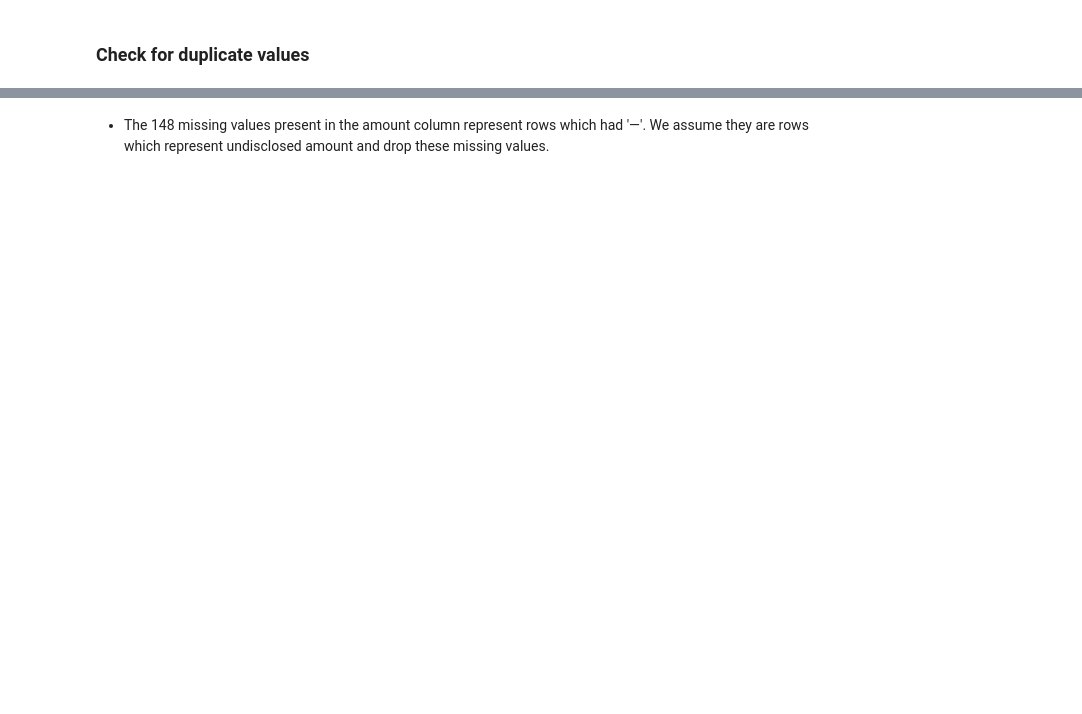
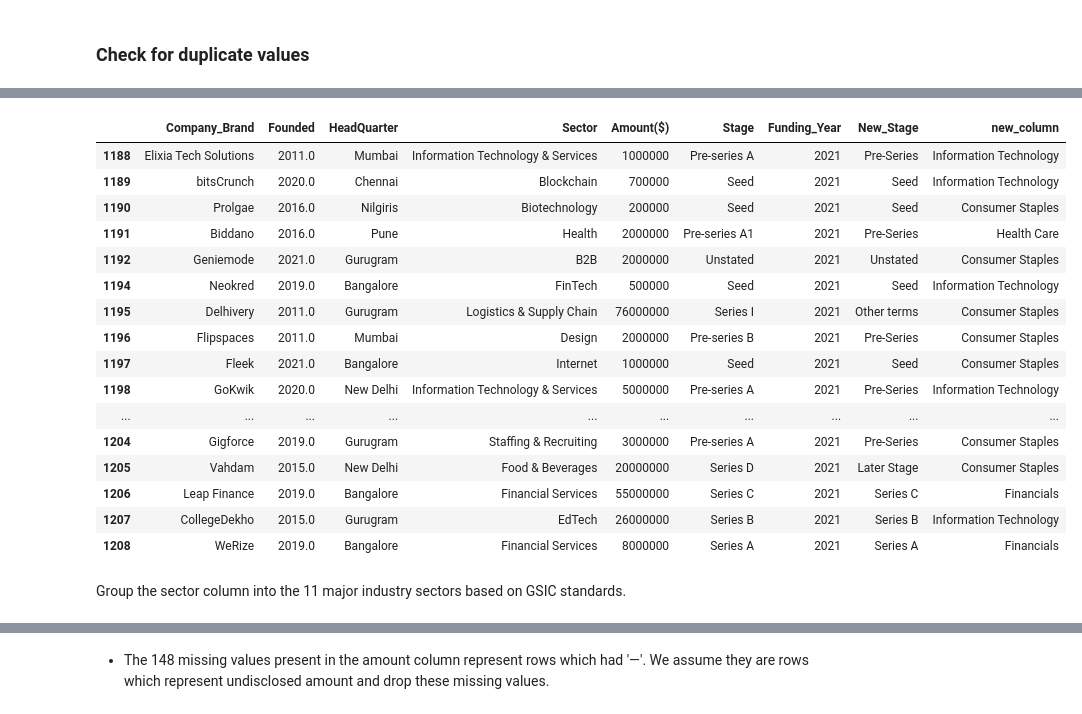
Before and after one commit to pk-aduyaw/Indian-startup-funding-analysis, a Jupyter notebook: indian_startup_funding_analysis.ipynb, the cells around one changed output, grey strips where cells are left out. Saved outputs shown, nothing was run; the diff lists cells and outputs as text; code cells hidden in the pictures; blank space fills up the shorter version.

```diff
--- a/indian_startup_funding_analysis.ipynb
+++ b/indian_startup_funding_analysis.ipynb
@@ -396,0 +681,4 @@ array(['$6,300,000', '$150,000,000', '$28,000,000', '$30,000,000',
+# %%
+# Fill nulll values using simple imputer
+imputer = SimpleImputer(missing_values=pd.NA, strategy='constant',  fill_value='Unstated')
+imputer.fit(full_df['Stage'].values.reshape(-1, 1))
@@ -396,0 +687,5 @@ array(['$6,300,000', '$150,000,000', '$28,000,000', '$30,000,000',
+# %%
+# Check for null values in the column
+full_df['Stage'] = imputer.transform(full_df['Stage'].values.reshape(-1, 1)).reshape(-1)
+
+full_df['Stage'].isnull().sum()
@@ -396,0 +784,2 @@ array(['$6,300,000', '$150,000,000', '$28,000,000', '$30,000,000',
+# %%
+full_df.drop(['Investor', 'Founders', 'What_it_does'], axis=1, inplace=True)
@@ -396,0 +815,3 @@ array(['$6,300,000', '$150,000,000', '$28,000,000', '$30,000,000',
+# %%
+full_df['Sector'] = full_df['Sector'].str.split(',').str.get(0).astype(str)
+full_df.head()
@@ -396,0 +825,48 @@ array(['$6,300,000', '$150,000,000', '$28,000,000', '$30,000,000',
+# %%
+sector_regex_mapping = {
+    "Information Technology": r"AI|EdTech|IT|Deep|Chatbot|Tech|SaaS|Fantasy|Robotics|Telecomunication|Software|MLOps|Location|Consumer|Blockchain|Computer (?:startup|company|platform)",
+    "Health Care": r"(?:Heal(?:th|care|tech)|Pharma(?:ceuticals|cy)|Nutrition|Veterinary|FemTech|InsureTech)",
+    "Financials": r"(?:Fin(?:Tech|ancial)|Venture|Insurance|Cryptocurrency|Equity|Investment|Capital|Banking) (?:Services|Management|Markets)",
+    "Consumer Discretionary": r"(?:E(?:-commerce|nt)|Gaming|Retail|Food|Fashion|Cosmetics|Beverages|Beauty|Footwear|Clothing|Celebrity|Matrimony|Tourism|Entertainment) (?:Media|Engagement)",
+    "Industrials": r"(?:Aero(?:space)|Renewable|Electronics|Automation|Mechanical|Pollution|Manufacturing|Clean(?:Tech)|Renewable|Maritime|Transportation|Construction|Automobile|Environmental) (?:Services|Engineering|Equipment|Startup)",
+    "Communication Services": r"(?:Med(?:ia)|Social|Online|Mobile|Content|Audio|Storytelling|Community|Advertisement) (?:Games|Commerce|Publishing)",
+    "Energy": r"Oil(?: and Energy)|Renewable|EV|Solar (?:Energy|Power)",
+    "Materials": r"(?:Pollution|Textiles|Environmental) (?:Services|Equipment)",
+    "Real Estate": r"(?:Real|Housing|Furniture|Interior|Construction) (?:Estate|Marketplace|Rental|Design)",
+    "Utilities": r"water(?: purification)?",
+}
+
+def sector_cleaner(data, column='column_name'):
+    corrected_sector = []
+    for row in data[column]:
+        for sector, regex in sector_regex_mapping.items():
+            if re.search(regex, row):
+                corrected_sector.append(sector)
+                break
+        else:
+            corrected_sector.append('Consumer Staples')
+
+    return corrected_sector
+
+full_df['new_column'] = sector_cleaner(full_df, 'Sector')
+full_df.tail(20)
+# %% [output]
+|  | Company_Brand | Founded | HeadQuarter | Sector | Amount($) | Stage | Funding_Year | New_Stage | new_column |
+| 1188 | Elixia Tech Solutions | 2011.0 | Mumbai | Information Technology & Services | 1000000 | Pre-series A | 2021 | Pre-Series | Information Technology |
+| 1189 | bitsCrunch | 2020.0 | Chennai | Blockchain | 700000 | Seed | 2021 | Seed | Information Technology |
+| 1190 | Prolgae | 2016.0 | Nilgiris | Biotechnology | 200000 | Seed | 2021 | Seed | Consumer Staples |
+| 1191 | Biddano | 2016.0 | Pune | Health | 2000000 | Pre-series A1 | 2021 | Pre-Series | Health Care |
+| 1192 | Geniemode | 2021.0 | Gurugram | B2B | 2000000 | Unstated | 2021 | Unstated | Consumer Staples |
+| 1194 | Neokred | 2019.0 | Bangalore | FinTech | 500000 | Seed | 2021 | Seed | Information Technology |
+| 1195 | Delhivery | 2011.0 | Gurugram | Logistics & Supply Chain | 76000000 | Series I | 2021 | Other terms | Consumer Staples |
+| 1196 | Flipspaces | 2011.0 | Mumbai | Design | 2000000 | Pre-series B | 2021 | Pre-Series | Consumer Staples |
+| 1197 | Fleek | 2021.0 | Bangalore | Internet | 1000000 | Seed | 2021 | Seed | Consumer Staples |
+| 1198 | GoKwik | 2020.0 | New Delhi | Information Technology & Services | 5000000 | Pre-series A | 2021 | Pre-Series | Information Technology |
+| ... | ... | ... | ... | ... | ... | ... | ... | ... | ... |
+| 1204 | Gigforce | 2019.0 | Gurugram | Staffing & Recruiting | 3000000 | Pre-series A | 2021 | Pre-Series | Consumer Staples |
+| 1205 | Vahdam | 2015.0 | New Delhi | Food & Beverages | 20000000 | Series D | 2021 | Later Stage | Consumer Staples |
+| 1206 | Leap Finance | 2019.0 | Bangalore | Financial Services | 55000000 | Series C | 2021 | Series C | Financials |
+| 1207 | CollegeDekho | 2015.0 | Gurugram | EdTech | 26000000 | Series B | 2021 | Series B | Information Technology |
+| 1208 | WeRize | 2019.0 | Bangalore | Financial Services | 8000000 | Series A | 2021 | Series A | Financials |
+# %% [markdown]
+Group the sector column into the 11 major industry sectors based on GSIC standards.
```
Also changed, not shown: parts of 190 cells of this notebook.
